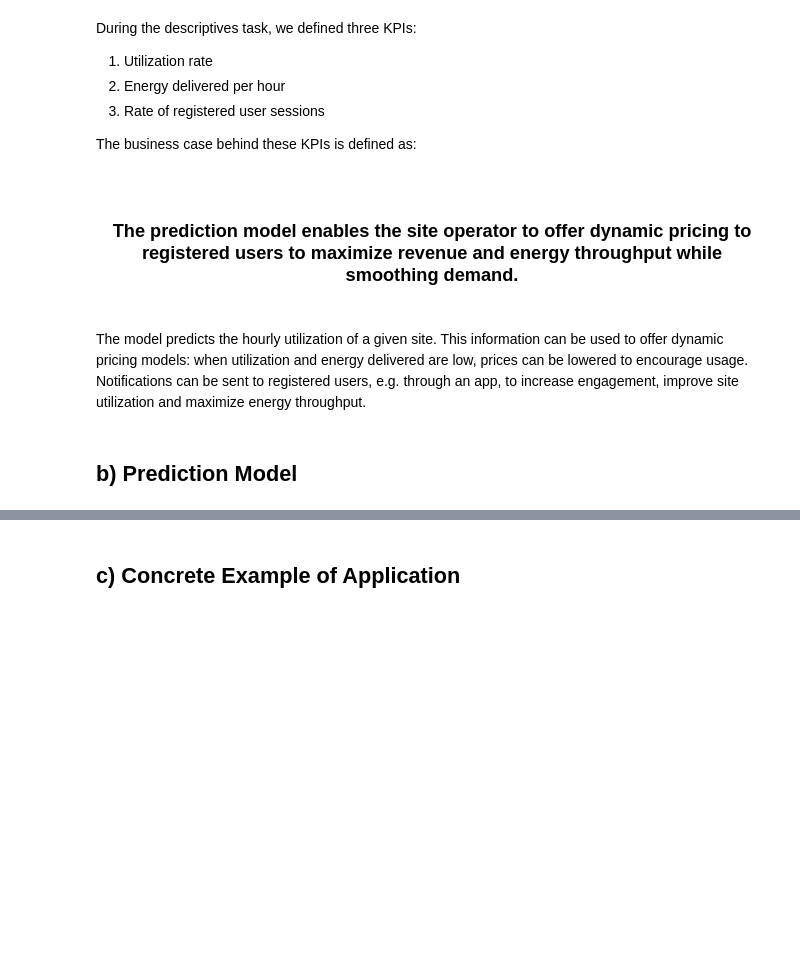
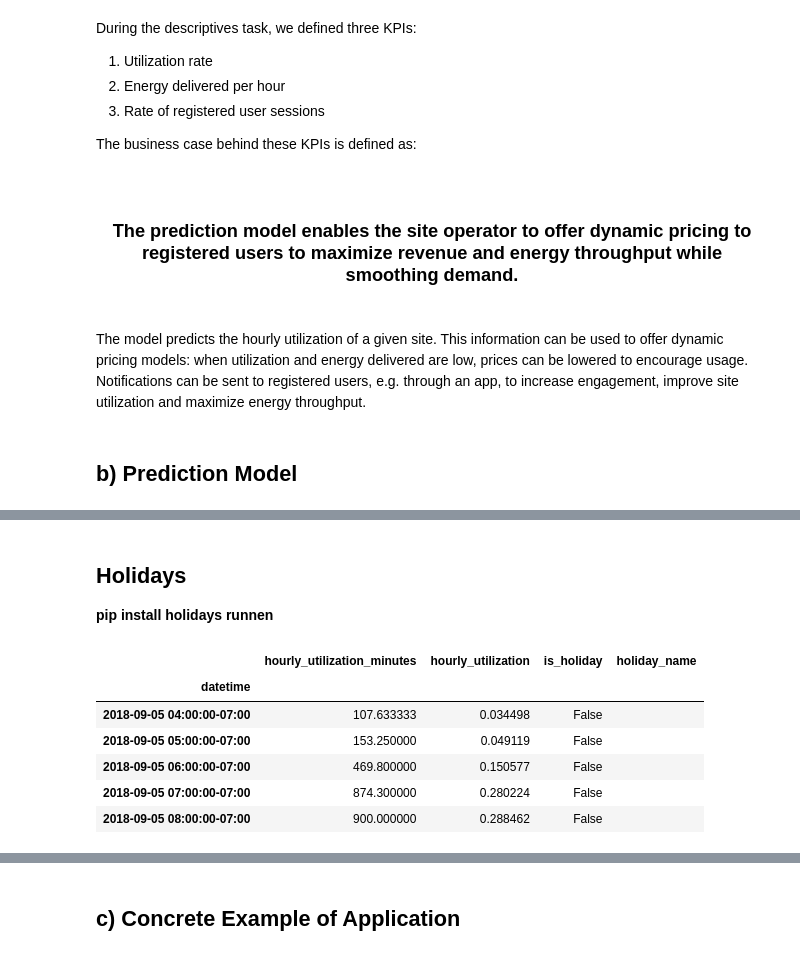
Before and after one commit to lbaudenb/AA_Team_6, a Jupyter notebook: notebooks/04_prediction.ipynb, the cells around one changed output, grey strips where cells are left out. Cells and saved outputs as stored; diff of their text form; code cells hidden in the pictures; blank space fills up the shorter version.

```diff
--- a/notebooks/04_prediction.ipynb
+++ b/notebooks/04_prediction.ipynb
@@ -26,0 +158,19 @@ The model predicts the hourly utilization of a given site. This information can
+# %% [markdown]
+## Holidays
+
+**pip install holidays runnen**
+# %%
+US_holidays = holidays.US(state='CA')
+
+df_site_1_util['is_holiday'] = df_site_1_util.index.to_series().apply(lambda dt: dt in US_holidays)
+df_site_1_util['holiday_name'] = df_site_1_util.index.to_series().apply(lambda dt: US_holidays.get(dt) if dt in US_holidays else '')
+
+df_site_1_util.head()
+# %% [output]
+|  | hourly_utilization_minutes | hourly_utilization | is_holiday | holiday_name |
+| datetime |  |  |  |  |
+| 2018-09-05 04:00:00-07:00 | 107.633333 | 0.034498 | False |  |
+| 2018-09-05 05:00:00-07:00 | 153.250000 | 0.049119 | False |  |
+| 2018-09-05 06:00:00-07:00 | 469.800000 | 0.150577 | False |  |
+| 2018-09-05 07:00:00-07:00 | 874.300000 | 0.280224 | False |  |
+| 2018-09-05 08:00:00-07:00 | 900.000000 | 0.288462 | False |  |
```
Also changed, not shown: parts of 15 cells of this notebook.
